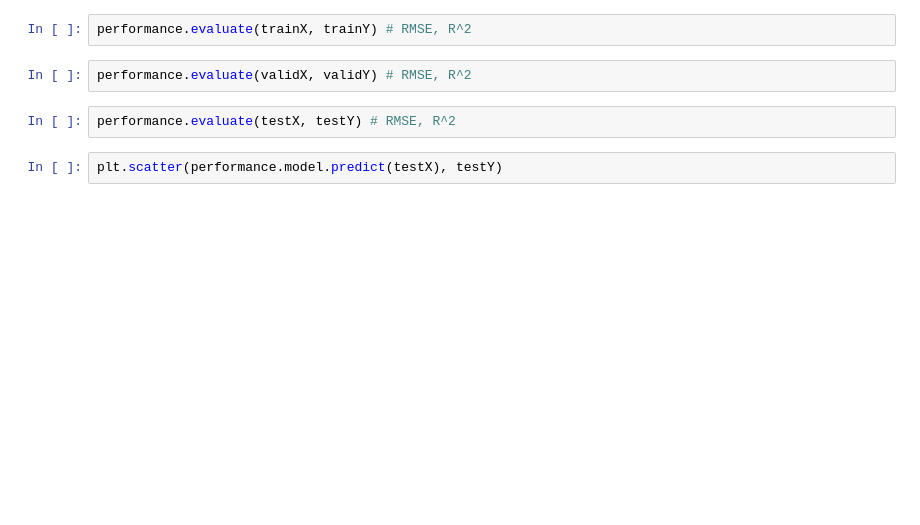
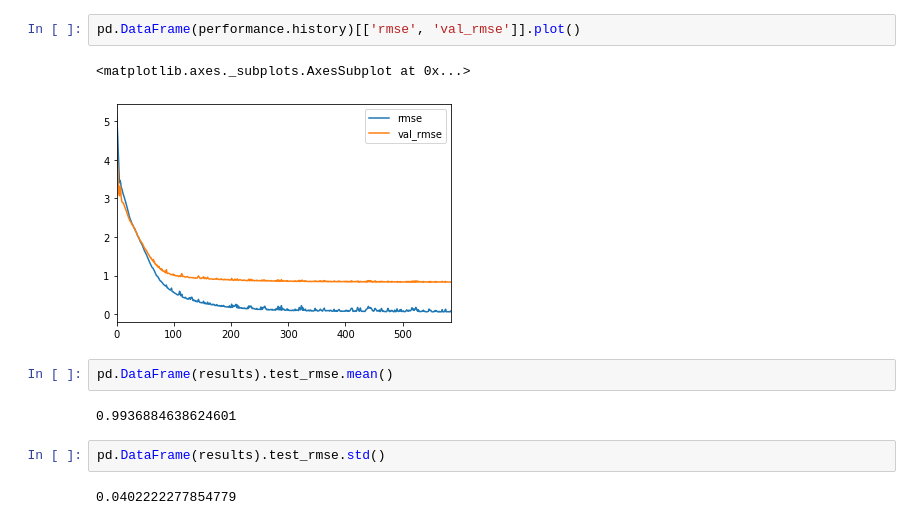
Before and after one commit to shenwanxiang/bidd-molmap, a Jupyter notebook: paper/03_OutoftheBox_benchmark_comparison_AttentiveFP/02_FreeSolv_regression_attentiveFP_split..ipynb, the cells around one changed output. Saved outputs shown, nothing was run; the diff lists cells and outputs as text; blank space fills up the shorter version.

```diff
--- a/paper/03_OutoftheBox_benchmark_comparison_AttentiveFP/02_FreeSolv_regression_attentiveFP_split..ipynb
+++ b/paper/03_OutoftheBox_benchmark_comparison_AttentiveFP/02_FreeSolv_regression_attentiveFP_split..ipynb
@@ -162,8 +166,13 @@ final_res = {
-# %%
-performance.evaluate(trainX, trainY) # RMSE, R^2
-# %%
-performance.evaluate(validX, validY) # RMSE, R^2
-# %%
-performance.evaluate(testX, testY) # RMSE, R^2
-# %%
-plt.scatter(performance.model.predict(testX), testY)
+# %%
+pd.DataFrame(performance.history)[['rmse', 'val_rmse']].plot()
+# %% [output]
+<matplotlib.axes._subplots.AxesSubplot at 0x...>
+[figure, added]
+# %%
+pd.DataFrame(results).test_rmse.mean()
+# %% [output]
+0.9936884638624601
+# %%
+pd.DataFrame(results).test_rmse.std()
+# %% [output]
+0.0402222277854779
```
Also changed, not shown: parts of 9 cells of this notebook, 7 other files.
